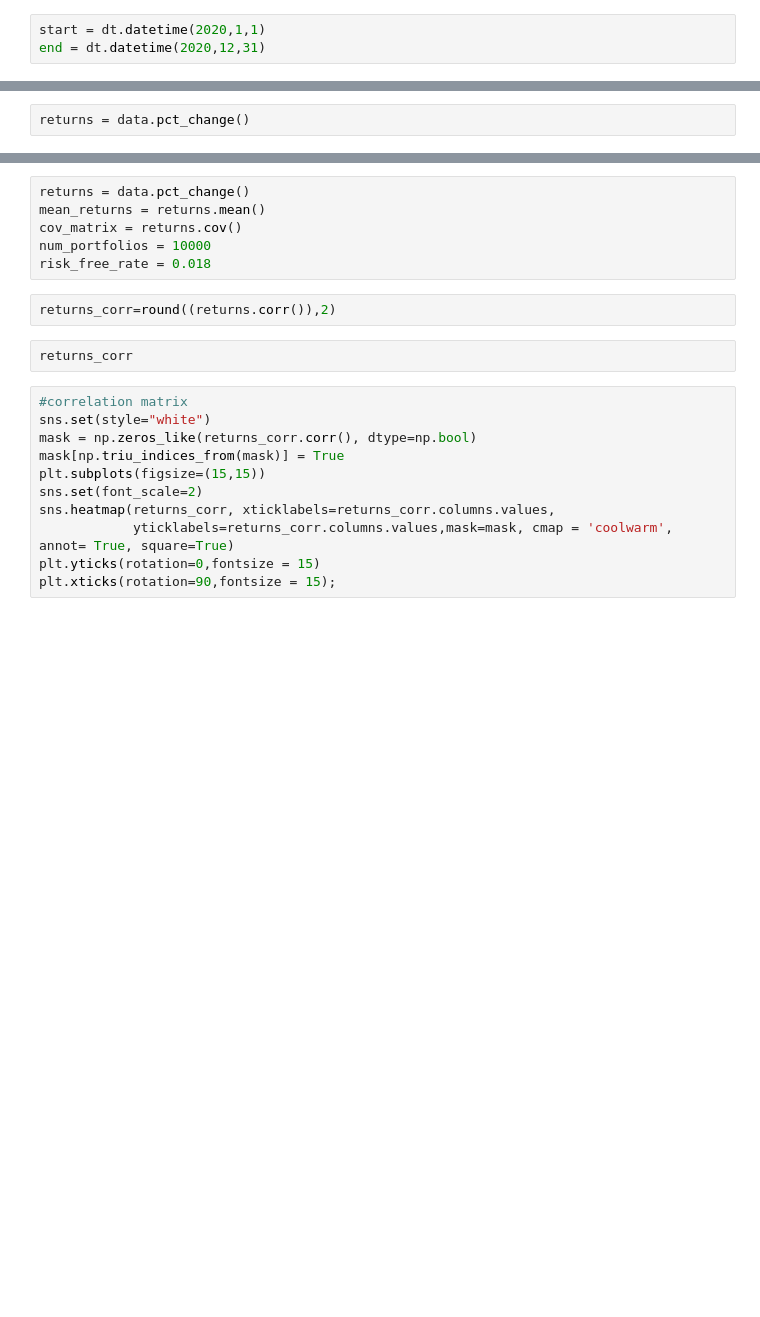
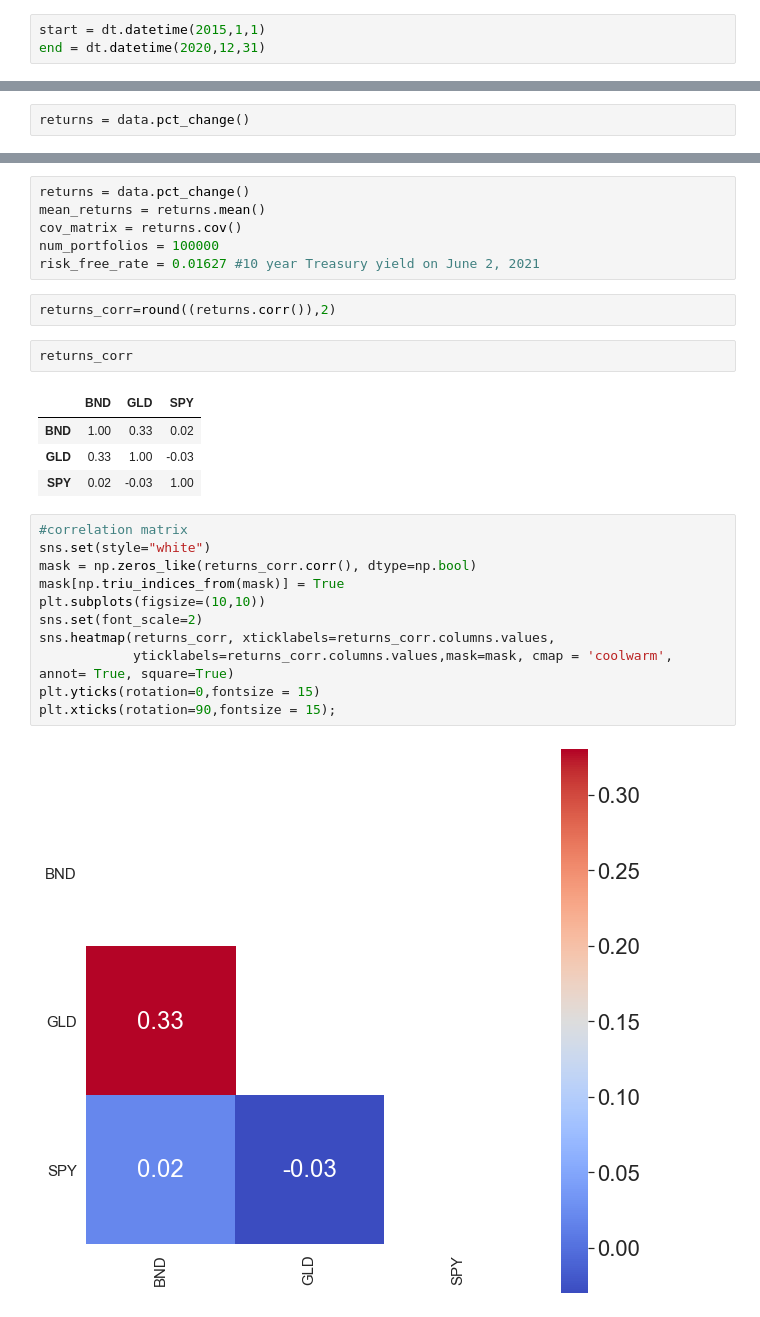
Before and after one commit to JerelNovick/Portfolio, a Jupyter notebook: Stocks/eff_frontier/new_eff_front.ipynb, the cells around one changed output, grey strips where cells are left out. Drawn from its saved outputs; the diff is of its cells as text; blank space fills up the shorter version.

```diff
--- a/Stocks/eff_frontier/new_eff_front.ipynb
+++ b/Stocks/eff_frontier/new_eff_front.ipynb
@@ -13,6 +14,6 @@ plt.style.use('seaborn-colorblind')
 tickers = ['SPY','BND', 'GLD']
 # %%
-start = dt.datetime(2020,1,1)
+start = dt.datetime(2015,1,1)
 end = dt.datetime(2020,12,31)
 # %%
 data = pd.DataFrame(yf.download(tickers, start, end)['Close'])
@@ -48,23 +67,30 @@ def generate_random_portfolios(num_portfolios, mean_returns, cov_matrix, risk_fr
 returns = data.pct_change()
 mean_returns = returns.mean()
 cov_matrix = returns.cov()
-num_portfolios = 10000
-risk_free_rate = 0.018
+num_portfolios = 100000
+risk_free_rate = 0.01627 #10 year Treasury yield on June 2, 2021
 # %%
 returns_corr=round((returns.corr()),2)
 # %%
 returns_corr
+# %% [output]
+|  | BND | GLD | SPY |
+| BND | 1.00 | 0.33 | 0.02 |
+| GLD | 0.33 | 1.00 | -0.03 |
+| SPY | 0.02 | -0.03 | 1.00 |
 # %%
 #correlation matrix
 sns.set(style="white")
 mask = np.zeros_like(returns_corr.corr(), dtype=np.bool)
 mask[np.triu_indices_from(mask)] = True
-plt.subplots(figsize=(15,15))
+plt.subplots(figsize=(10,10))
 sns.set(font_scale=2)
 sns.heatmap(returns_corr, xticklabels=returns_corr.columns.values,
             yticklabels=returns_corr.columns.values,mask=mask, cmap = 'coolwarm', annot= True, square=True)
 plt.yticks(rotation=0,fontsize = 15)
 plt.xticks(rotation=90,fontsize = 15);
+# %% [output]
+[figure, added]
 # %%
 def display_simulated_portfolios(mean_returns, cov_matrix, num_portfolios, risk_free_rate):
     results, weights = generate_random_portfolios(num_portfolios,mean_returns, cov_matrix, risk_free_rate)
```
Also changed, not shown: parts of 7 cells of this notebook.
